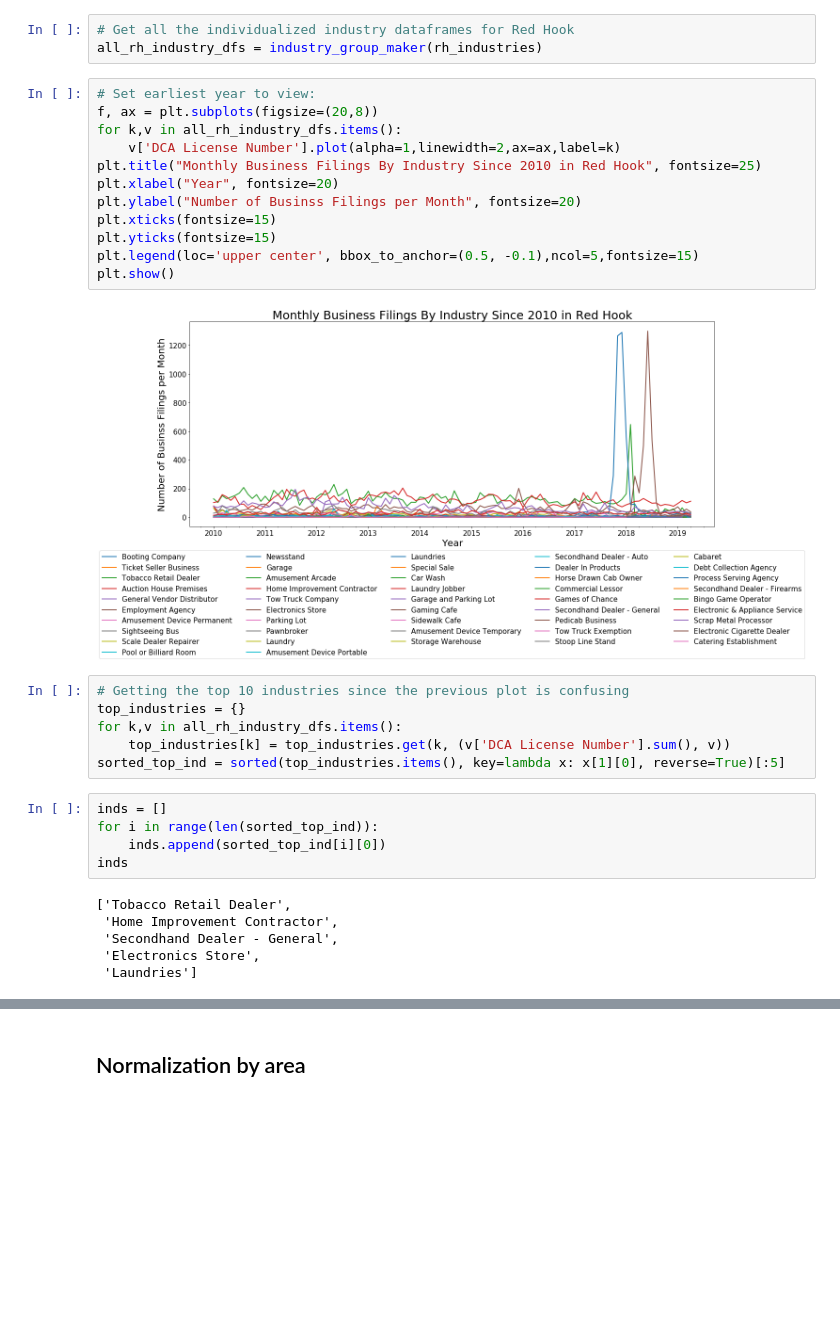
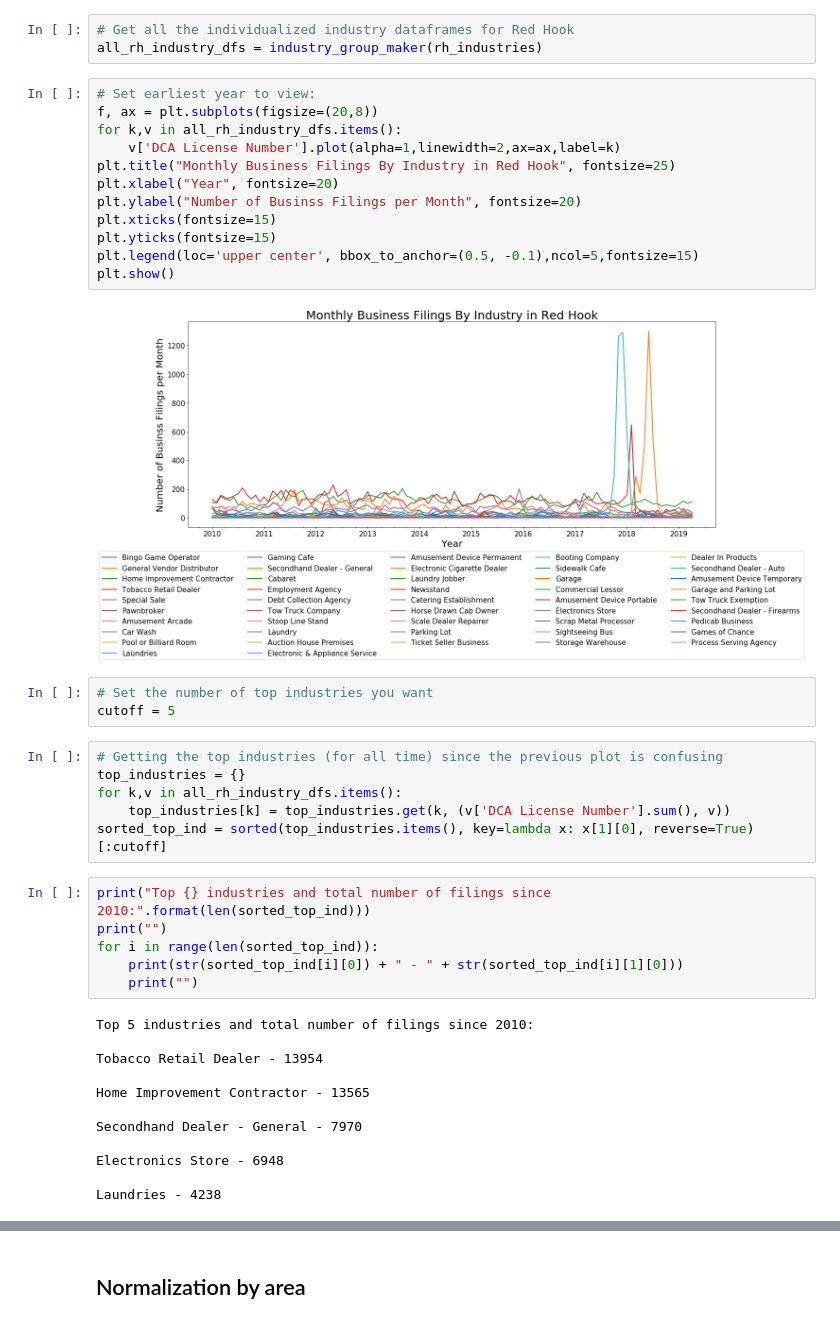
Before and after one commit to akash-y/digitalceqr, a Jupyter notebook: CHAPTER 21 - CHARACTER/business_filings.ipynb, the cells around one changed output, grey strips where cells are left out. Drawn from its saved outputs; the diff is of its cells as text; blank space fills up the shorter version.

```diff
--- a/CHAPTER 21 - CHARACTER/business_filings.ipynb
+++ b/CHAPTER 21 - CHARACTER/business_filings.ipynb
@@ -386,32 +386,42 @@ all_rh_industry_dfs = industry_group_maker(rh_industries)
 # %%
 # Set earliest year to view:
 f, ax = plt.subplots(figsize=(20,8))
 for k,v in all_rh_industry_dfs.items():
     v['DCA License Number'].plot(alpha=1,linewidth=2,ax=ax,label=k)
-plt.title("Monthly Business Filings By Industry Since 2010 in Red Hook", fontsize=25)
+plt.title("Monthly Business Filings By Industry in Red Hook", fontsize=25)
 plt.xlabel("Year", fontsize=20)
 plt.ylabel("Number of Businss Filings per Month", fontsize=20)
 plt.xticks(fontsize=15)
 plt.yticks(fontsize=15)
 plt.legend(loc='upper center', bbox_to_anchor=(0.5, -0.1),ncol=5,fontsize=15)
 plt.show()
 # %% [output]
-[figure, old version]
+[figure, new version]
+# %%
+# Set the number of top industries you want
+cutoff = 5
 # %%
-# Getting the top 10 industries since the previous plot is confusing
+# Getting the top industries (for all time) since the previous plot is confusing
 top_industries = {}
 for k,v in all_rh_industry_dfs.items():
     top_industries[k] = top_industries.get(k, (v['DCA License Number'].sum(), v))
-sorted_top_ind = sorted(top_industries.items(), key=lambda x: x[1][0], reverse=True)[:5]
+sorted_top_ind = sorted(top_industries.items(), key=lambda x: x[1][0], reverse=True)[:cutoff]
-# %%
-inds = []
-for i in range(len(sorted_top_ind)):
-    inds.append(sorted_top_ind[i][0])
-inds
-# %% [output]
-['Tobacco Retail Dealer',
- 'Home Improvement Contractor',
- 'Secondhand Dealer - General',
- 'Electronics Store',
- 'Laundries']
+# %%
+print("Top {} industries and total number of filings since 2010:".format(len(sorted_top_ind)))
+print("")
+for i in range(len(sorted_top_ind)):
+    print(str(sorted_top_ind[i][0]) + " - " + str(sorted_top_ind[i][1][0]))
+    print("")
+# %% [output]
+Top 5 industries and total number of filings since 2010:
+
+Tobacco Retail Dealer - 13954
+
+Home Improvement Contractor - 13565
+
+Secondhand Dealer - General - 7970
+
+Electronics Store - 6948
+
+Laundries - 4238
 # %%
```
Also changed, not shown: parts of 4 cells of this notebook.
